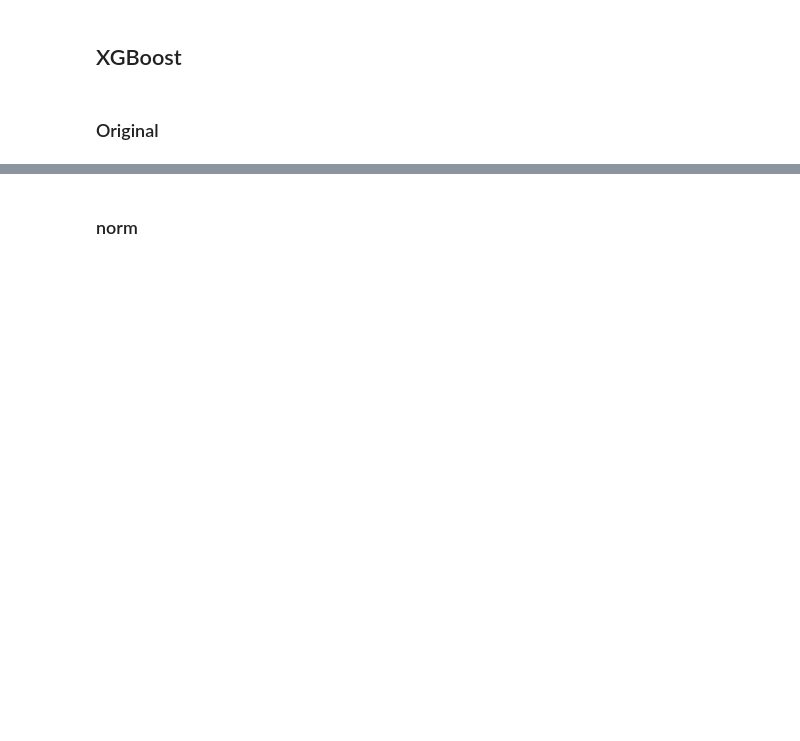
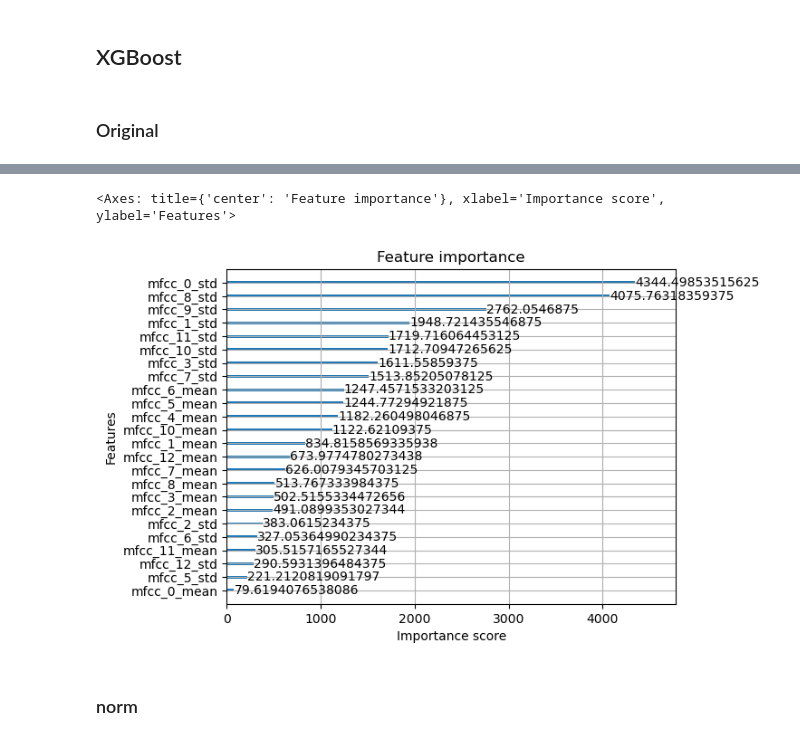
Before and after one commit to kir1ck/AudioDeepfakeDetection_ML, a Jupyter notebook: research.ipynb, the cells around one changed output, grey strips where cells are left out. Saved outputs shown, nothing was run; the diff lists cells and outputs as text; code cells hidden in the pictures; blank space fills up the shorter version.

```diff
--- a/research.ipynb
+++ b/research.ipynb
@@ -814,3 +814,25 @@ fig.suptitle('RF MFCC feature importances');
 ### Original
 # %%
 # Модель на данных FoR-Original с признаками MFCC
+
+xgb_orig_mfcc_train = xgb.DMatrix(X_original_mfcc_training, y_train)
+xgb_orig_mfcc_test = xgb.DMatrix(X_original_mfcc_test, y_test)
+xgb_orig_mfcc_valid = xgb.DMatrix(X_original_mfcc_valid, y_valid)
+
+xgb_orig_mfcc = xgb.train(
+    params={
+        'objective':'binary:logistic',
+        'max_depth':3,
+        'learning_rate':0.1
+    },
+    dtrain=xgb_orig_mfcc_train,
+    num_boost_round= 20
+)
+
+y_xgb_orig_mfcc_test_pred = xgb_orig_mfcc.predict(xgb_orig_mfcc_test)
+y_xgb_orig_mfcc_test_pred = (y_xgb_orig_mfcc_test_pred > 0.75).astype(int)
+y_xgb_orig_mfcc_valid_pred = xgb_orig_mfcc.predict(xgb_orig_mfcc_valid)
+y_xgb_orig_mfcc_valid_pred = (y_xgb_orig_mfcc_valid_pred > 0.75).astype(int)
+
+print(metrics.classification_report(y_test, y_xgb_orig_mfcc_test_pred))
+print(metrics.classification_report(y_valid, y_xgb_orig_mfcc_valid_pred))
@@ -817,3 +857,8 @@ fig.suptitle('RF MFCC feature importances');
+# %%
+xgb.plot_importance(xgb_orig_mfcc, importance_type='gain')
+# %% [output]
+<Axes: title={'center': 'Feature importance'}, xlabel='Importance score', ylabel='Features'>
+[figure, added]
 # %% [markdown]
 ### norm
 # %%
```
Also changed, not shown: parts of 15 cells of this notebook.
